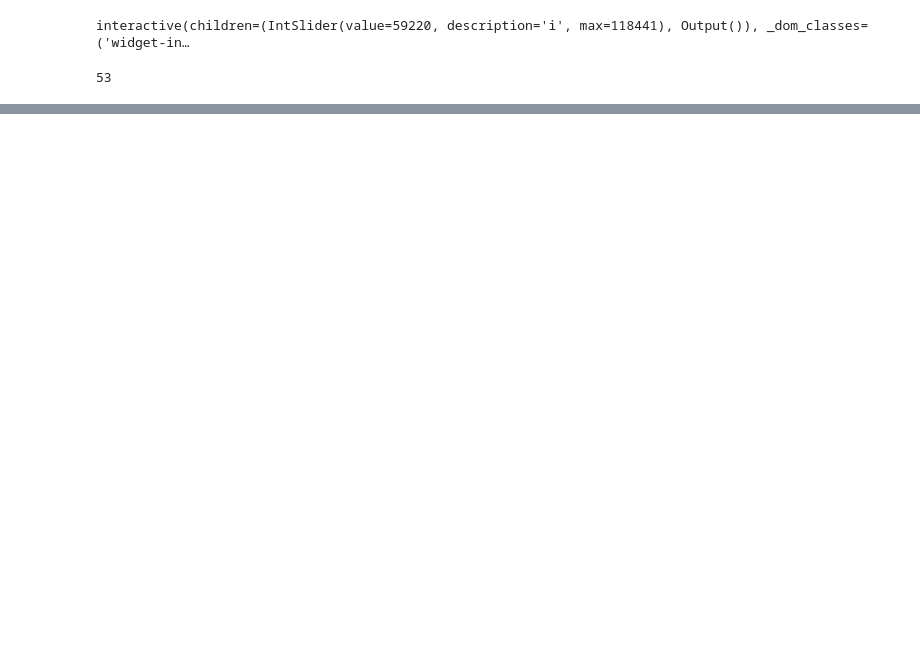
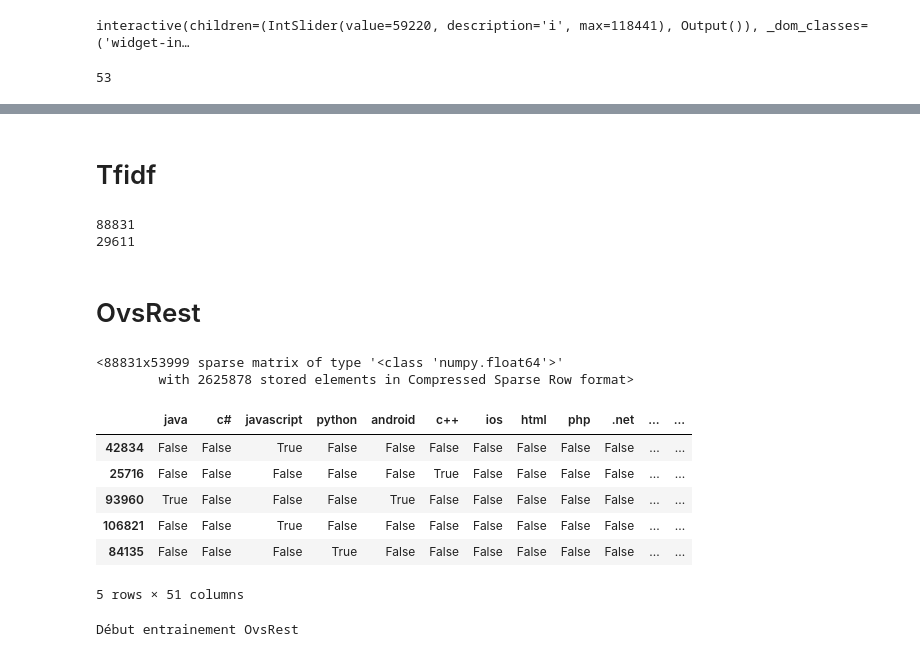
Before and after one commit to DomWch/OpenClassRooms-NLP-P5, a Jupyter notebook: p5-nlp-tfidf-onevsrest.ipynb, the cells around one changed output, grey strips where cells are left out. Drawn from its saved outputs; the diff is of its cells as text; code cells hidden in the pictures; blank space fills up the shorter version.

Commit message:
Kaggle Notebook | p5-nlp-Tfidf-OneVsRest | Version 15

```diff
--- a/p5-nlp-tfidf-onevsrest.ipynb
+++ b/p5-nlp-tfidf-onevsrest.ipynb
@@ -393,0 +149,8 @@ https://en.wikipedia.org/wiki/Latent_Dirichlet_allocation
+# %%
+tags = df[["0", "1", "2", "3", "4", "5"]].stack()
+target_names = [
+    tag
+    for tag, freq in tags.reset_index(drop=True).value_counts(normalize=True).items()
+    if freq > 0.002
+]
+target_names
@@ -393,0 +208,17 @@ https://en.wikipedia.org/wiki/Latent_Dirichlet_allocation
+# %%
+X_train, X_test, y_train, y_test = model_selection.train_test_split(
+    token_vectors, tags_are_in(df, target_names), random_state=42
+)
+# %% [markdown]
+# Tfidf
+# %%
+tfidf_transformer = feature_extraction.text.TfidfTransformer(
+    norm="l2", use_idf=True, smooth_idf=True, sublinear_tf=False
+).fit(X_train)
+X_train = tfidf_transformer.transform(X_train)
+print(X_train.shape[0])
+X_test = tfidf_transformer.transform(X_test)
+print(X_test.shape[0])
+# %% [output]
+88831
+29611
@@ -393,0 +227,21 @@ https://en.wikipedia.org/wiki/Latent_Dirichlet_allocation
+# %% [markdown]
+# OvsRest
+# %%
+X_train
+# %% [output]
+<88831x53999 sparse matrix of type '<class 'numpy.float64'>'
+        with 2625878 stored elements in Compressed Sparse Row format>
+# %%
+y_train[0:5]
+# %% [output]
+|  | java | c# | javascript | python | android | c++ | ios | html | php | .net | ... | ... |
+| 42834 | False | False | True | False | False | False | False | False | False | False | ... | ... |
+| 25716 | False | False | False | False | False | True | False | False | False | False | ... | ... |
+| 93960 | True | False | False | False | True | False | False | False | False | False | ... | ... |
+| 106821 | False | False | True | False | False | False | False | False | False | False | ... | ... |
+| 84135 | False | False | False | True | False | False | False | False | False | False | ... | ... |
+5 rows × 51 columns
+# %%
+print("Début entrainement OvsRest")
+# %% [output]
+Début entrainement OvsRest
```
Also changed, not shown: parts of 57 cells of this notebook.
